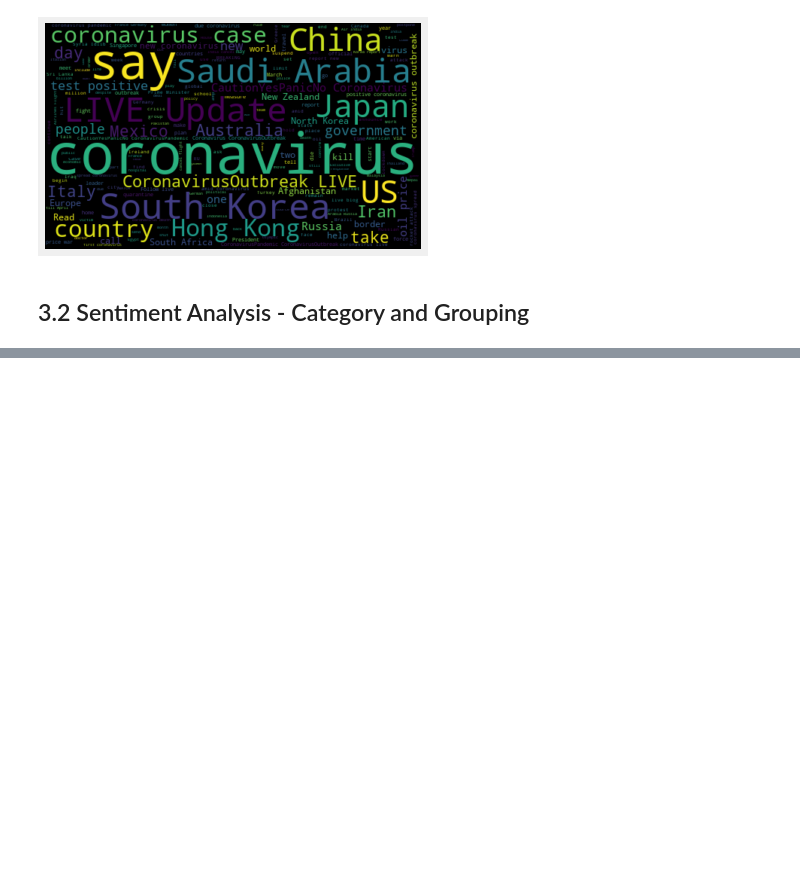
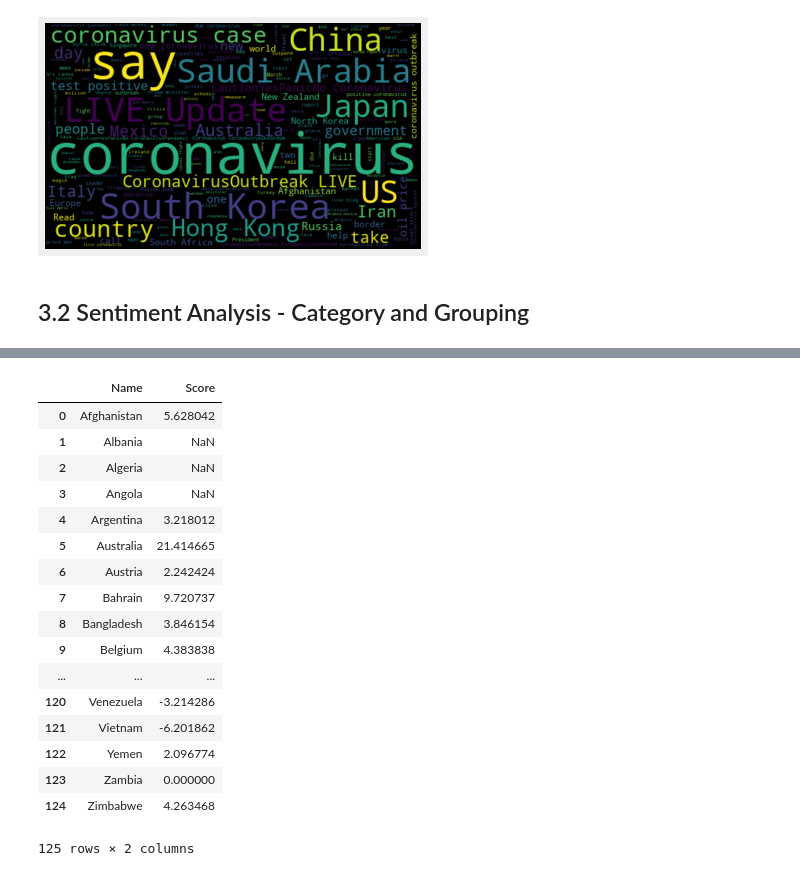
Before and after one commit to alejandroarrya/TASAM_final_project, a Jupyter notebook: TASAM_sa_analysis.ipynb, the cells around one changed output, grey strips where cells are left out. Saved outputs shown, nothing was run; the diff lists cells and outputs as text; code cells hidden in the pictures; blank space fills up the shorter version.

```diff
--- a/TASAM_sa_analysis.ipynb
+++ b/TASAM_sa_analysis.ipynb
@@ -122,0 +155,24 @@ TypeError: '<' not supported between instances of 'str' and 'int'
+# %%
+tw_score['Score'] = tw_score['Score'].shift(-1)
+tw_score = tw_score.dropna(axis=0,how='all')
+tw_score = tw_score.drop_duplicates(subset ='Name', keep ='first')
+tw_score.reset_index(drop=True)
+# %% [output]
+|  | Name | Score |
+| 0 | Afghanistan | 5.628042 |
+| 1 | Albania | NaN |
+| 2 | Algeria | NaN |
+| 3 | Angola | NaN |
+| 4 | Argentina | 3.218012 |
+| 5 | Australia | 21.414665 |
+| 6 | Austria | 2.242424 |
+| 7 | Bahrain | 9.720737 |
+| 8 | Bangladesh | 3.846154 |
+| 9 | Belgium | 4.383838 |
+| ... | ... | ... |
+| 120 | Venezuela | -3.214286 |
+| 121 | Vietnam | -6.201862 |
+| 122 | Yemen | 2.096774 |
+| 123 | Zambia | 0.000000 |
+| 124 | Zimbabwe | 4.263468 |
+125 rows × 2 columns
```
Also changed, not shown: parts of 6 cells of this notebook, 2 other files.
